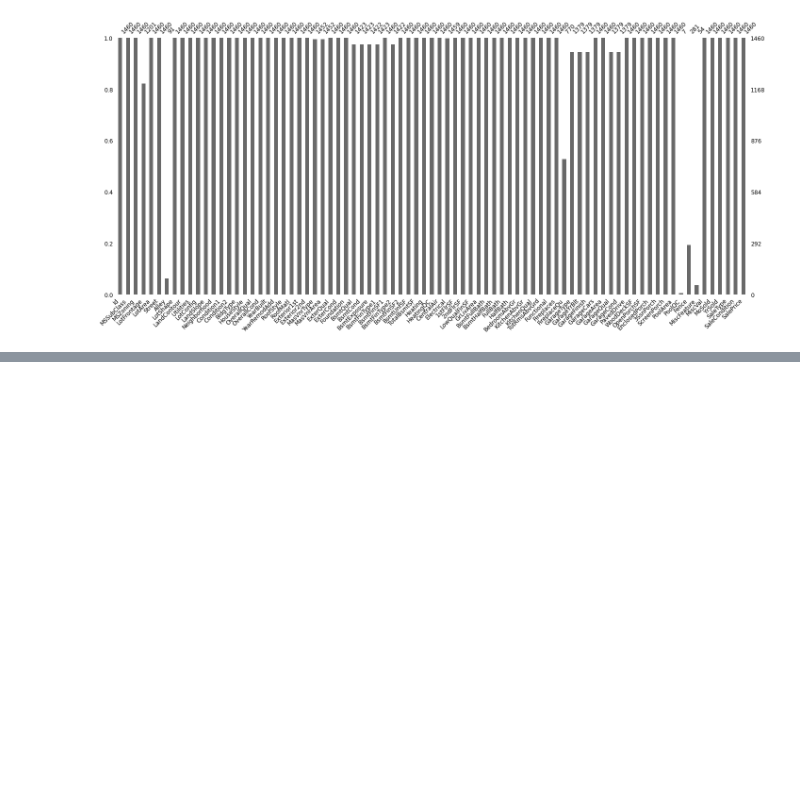
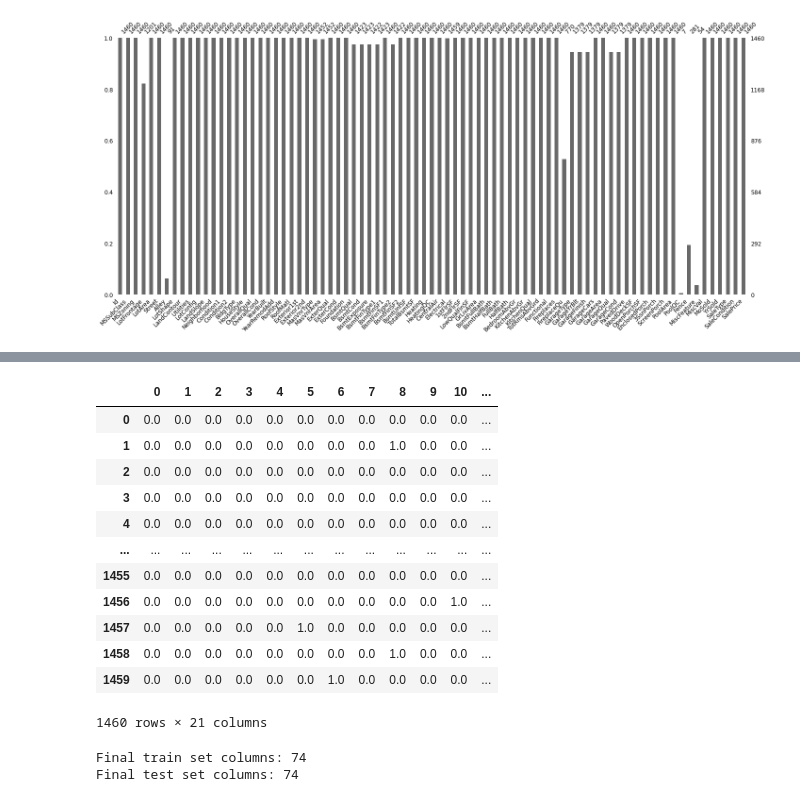
Before and after one commit to Gedas-LT/kaggle-ames-house-prices-boost, a Jupyter notebook: notebook.ipynb, the cells around one changed output, grey strips where cells are left out. Cells and saved outputs as stored; diff of their text form; code cells hidden in the pictures; blank space fills up the shorter version.

```diff
--- a/notebook.ipynb
+++ b/notebook.ipynb
@@ -64,0 +72,16 @@ array([[65.0, 'BrkFace', 196.0, ..., 'RFn', 'TA', 'TA'],
+# %%
+pd.DataFrame(ohencoder.transform(cleaned_train_data[["Exterior2nd", "MasVnrType"]]).toarray())
+# %% [output]
+|  | 0 | 1 | 2 | 3 | 4 | 5 | 6 | 7 | 8 | 9 | 10 | ... |
+| 0 | 0.0 | 0.0 | 0.0 | 0.0 | 0.0 | 0.0 | 0.0 | 0.0 | 0.0 | 0.0 | 0.0 | ... |
+| 1 | 0.0 | 0.0 | 0.0 | 0.0 | 0.0 | 0.0 | 0.0 | 0.0 | 1.0 | 0.0 | 0.0 | ... |
+| 2 | 0.0 | 0.0 | 0.0 | 0.0 | 0.0 | 0.0 | 0.0 | 0.0 | 0.0 | 0.0 | 0.0 | ... |
+| 3 | 0.0 | 0.0 | 0.0 | 0.0 | 0.0 | 0.0 | 0.0 | 0.0 | 0.0 | 0.0 | 0.0 | ... |
+| 4 | 0.0 | 0.0 | 0.0 | 0.0 | 0.0 | 0.0 | 0.0 | 0.0 | 0.0 | 0.0 | 0.0 | ... |
+| ... | ... | ... | ... | ... | ... | ... | ... | ... | ... | ... | ... | ... |
+| 1455 | 0.0 | 0.0 | 0.0 | 0.0 | 0.0 | 0.0 | 0.0 | 0.0 | 0.0 | 0.0 | 0.0 | ... |
+| 1456 | 0.0 | 0.0 | 0.0 | 0.0 | 0.0 | 0.0 | 0.0 | 0.0 | 0.0 | 0.0 | 1.0 | ... |
+| 1457 | 0.0 | 0.0 | 0.0 | 0.0 | 0.0 | 1.0 | 0.0 | 0.0 | 0.0 | 0.0 | 0.0 | ... |
+| 1458 | 0.0 | 0.0 | 0.0 | 0.0 | 0.0 | 0.0 | 0.0 | 0.0 | 1.0 | 0.0 | 0.0 | ... |
+| 1459 | 0.0 | 0.0 | 0.0 | 0.0 | 0.0 | 0.0 | 1.0 | 0.0 | 0.0 | 0.0 | 0.0 | ... |
+1460 rows × 21 columns
@@ -64,0 +94,8 @@ array([[65.0, 'BrkFace', 196.0, ..., 'RFn', 'TA', 'TA'],
+# %%
+final_train_data, final_test_data = cleaned_train_data.align(cleaned_test_data, join='inner', axis=1)
+
+print("Final train set columns:", final_train_data.shape[1])
+print("Final test set columns:", final_test_data.shape[1])
+# %% [output]
+Final train set columns: 74
+Final test set columns: 74
```
Also changed, not shown: parts of 10 cells of this notebook.
